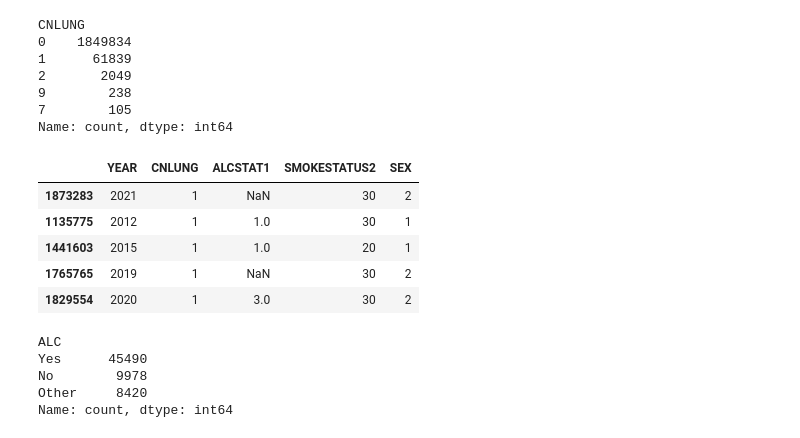
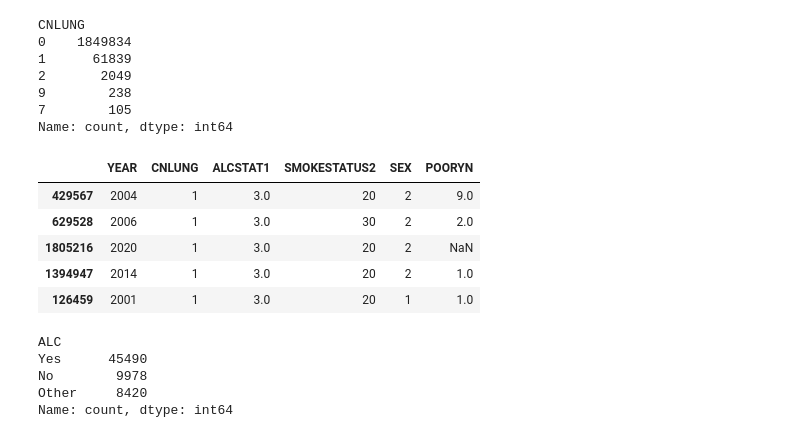
Before and after one commit to MIDS-at-Duke/uds-2024-flyingsloths, a Jupyter notebook: 02_Code/lifestyle.ipynb, the cells around one changed output. Drawn from its saved outputs; the diff is of its cells as text; code cells hidden in the pictures.

```diff
--- a/02_Code/lifestyle.ipynb
+++ b/02_Code/lifestyle.ipynb
@@ -33,16 +33,17 @@ Name: count, dtype: int64
 # %%
 # Subsetting the required columns, filternring for CNLUNG as 1 or 2
 df_2 = df.loc[
-    df["CNLUNG"].isin([1, 2]), ["YEAR", "CNLUNG", "ALCSTAT1", "SMOKESTATUS2", "SEX"]
+    df["CNLUNG"].isin([1, 2]),
+    ["YEAR", "CNLUNG", "ALCSTAT1", "SMOKESTATUS2", "SEX", "POORYN"],
 ]
 df_2.sample(5)
 # %% [output]
-|  | YEAR | CNLUNG | ALCSTAT1 | SMOKESTATUS2 | SEX |
-| 1873283 | 2021 | 1 | NaN | 30 | 2 |
-| 1135775 | 2012 | 1 | 1.0 | 30 | 1 |
-| 1441603 | 2015 | 1 | 1.0 | 20 | 1 |
-| 1765765 | 2019 | 1 | NaN | 30 | 2 |
-| 1829554 | 2020 | 1 | 3.0 | 30 | 2 |
+|  | YEAR | CNLUNG | ALCSTAT1 | SMOKESTATUS2 | SEX | POORYN |
+| 429567 | 2004 | 1 | 3.0 | 20 | 2 | 9.0 |
+| 629528 | 2006 | 1 | 3.0 | 30 | 2 | 2.0 |
+| 1805216 | 2020 | 1 | 3.0 | 20 | 2 | NaN |
+| 1394947 | 2014 | 1 | 3.0 | 20 | 2 | 1.0 |
+| 126459 | 2001 | 1 | 3.0 | 20 | 1 | 1.0 |
 # %%
 # New Column to encode alcohol status
 def map_alc(x):
```
Also changed, not shown: parts of 7 cells of this notebook.
